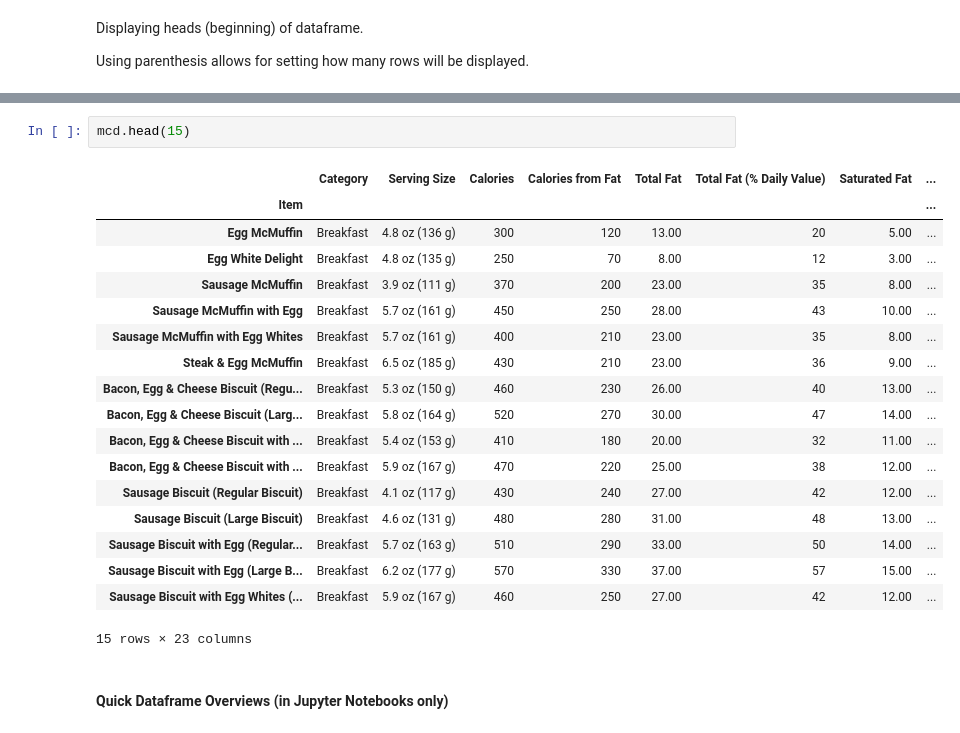
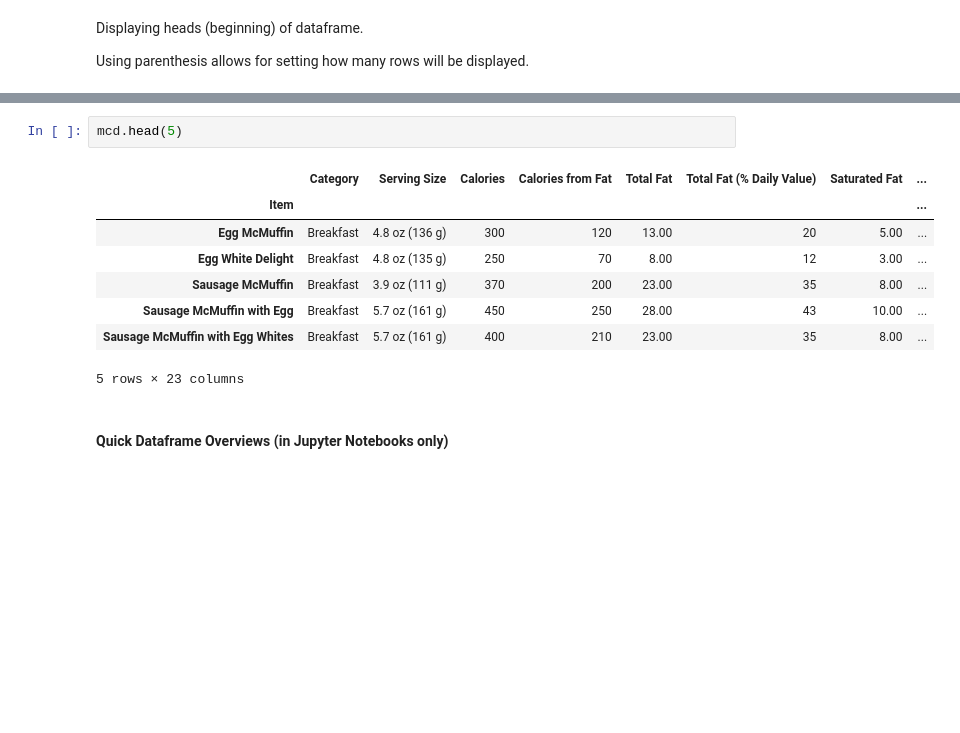
Before and after one commit to cmonjarr/AMB_Project_SP25, a Jupyter notebook: Nutrition Project/Nutrition_2025.ipynb, the cells around one changed output, grey strips where cells are left out. Cells and saved outputs as stored; diff of their text form; blank space fills up the shorter version.

```diff
--- a/Nutrition Project/Nutrition_2025.ipynb
+++ b/Nutrition Project/Nutrition_2025.ipynb
@@ -119,24 +110,14 @@ sbux.head(15)
 # %%
-mcd.head(15)
+mcd.head(5)
 # %% [output]
 |  | Category | Serving Size | Calories | Calories from Fat | Total Fat | Total Fat (% Daily Value) | Saturated Fat | ... |
 | Item |  |  |  |  |  |  |  | ... |
 | Egg McMuffin | Breakfast | 4.8 oz (136 g) | 300 | 120 | 13.00 | 20 | 5.00 | ... |
 | Egg White Delight | Breakfast | 4.8 oz (135 g) | 250 | 70 | 8.00 | 12 | 3.00 | ... |
 | Sausage McMuffin | Breakfast | 3.9 oz (111 g) | 370 | 200 | 23.00 | 35 | 8.00 | ... |
 | Sausage McMuffin with Egg | Breakfast | 5.7 oz (161 g) | 450 | 250 | 28.00 | 43 | 10.00 | ... |
 | Sausage McMuffin with Egg Whites | Breakfast | 5.7 oz (161 g) | 400 | 210 | 23.00 | 35 | 8.00 | ... |
-| Steak & Egg McMuffin | Breakfast | 6.5 oz (185 g) | 430 | 210 | 23.00 | 36 | 9.00 | ... |
-| Bacon, Egg & Cheese Biscuit (Regu... | Breakfast | 5.3 oz (150 g) | 460 | 230 | 26.00 | 40 | 13.00 | ... |
-| Bacon, Egg & Cheese Biscuit (Larg... | Breakfast | 5.8 oz (164 g) | 520 | 270 | 30.00 | 47 | 14.00 | ... |
-| Bacon, Egg & Cheese Biscuit with ... | Breakfast | 5.4 oz (153 g) | 410 | 180 | 20.00 | 32 | 11.00 | ... |
-| Bacon, Egg & Cheese Biscuit with ... | Breakfast | 5.9 oz (167 g) | 470 | 220 | 25.00 | 38 | 12.00 | ... |
-| Sausage Biscuit (Regular Biscuit) | Breakfast | 4.1 oz (117 g) | 430 | 240 | 27.00 | 42 | 12.00 | ... |
-| Sausage Biscuit (Large Biscuit) | Breakfast | 4.6 oz (131 g) | 480 | 280 | 31.00 | 48 | 13.00 | ... |
-| Sausage Biscuit with Egg (Regular... | Breakfast | 5.7 oz (163 g) | 510 | 290 | 33.00 | 50 | 14.00 | ... |
-| Sausage Biscuit with Egg (Large B... | Breakfast | 6.2 oz (177 g) | 570 | 330 | 37.00 | 57 | 15.00 | ... |
-| Sausage Biscuit with Egg Whites (... | Breakfast | 5.9 oz (167 g) | 460 | 250 | 27.00 | 42 | 12.00 | ... |
-15 rows × 23 columns
+5 rows × 23 columns
 # %% [markdown]
 #### Quick Dataframe Overviews (in Jupyter Notebooks only)
 # %% [markdown]
```
Also changed, not shown: parts of 24 cells of this notebook.
